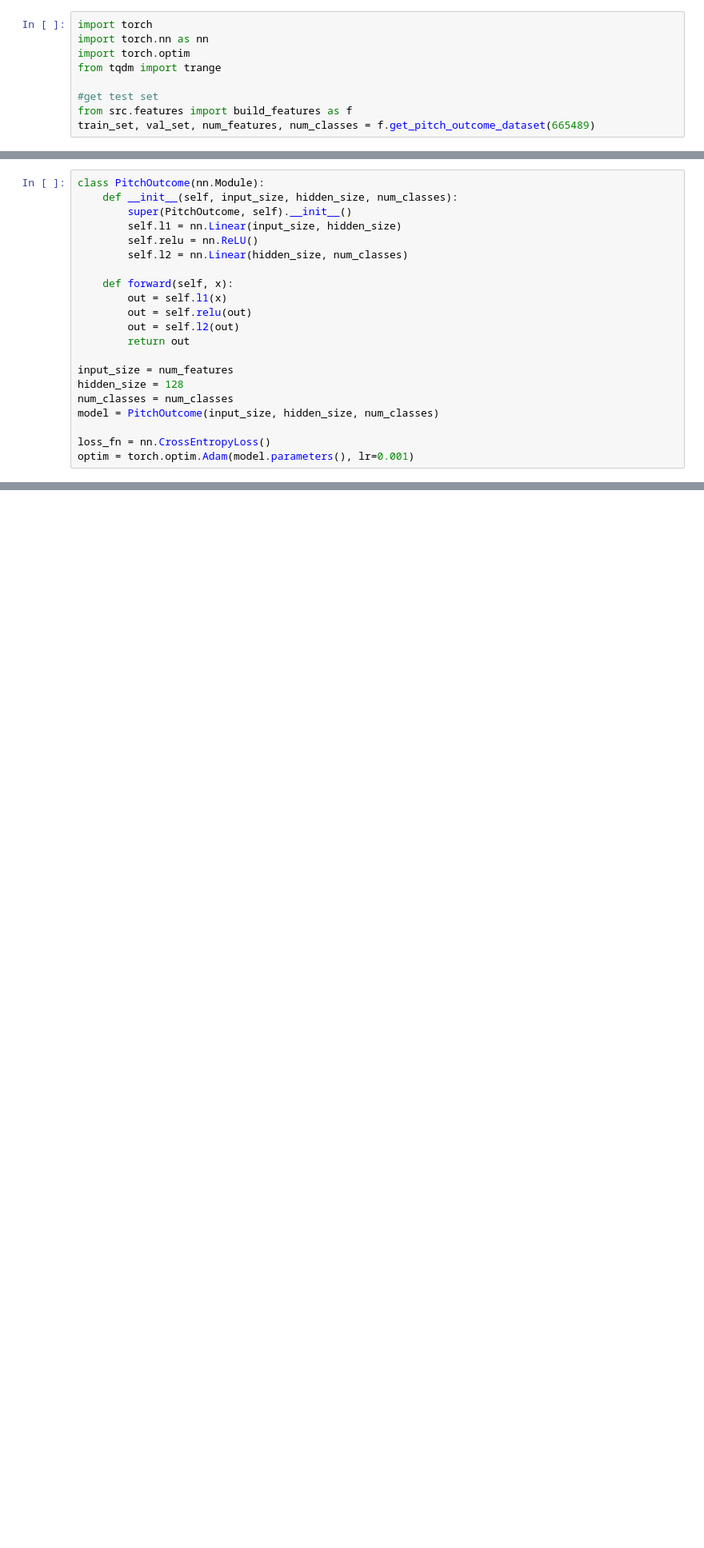
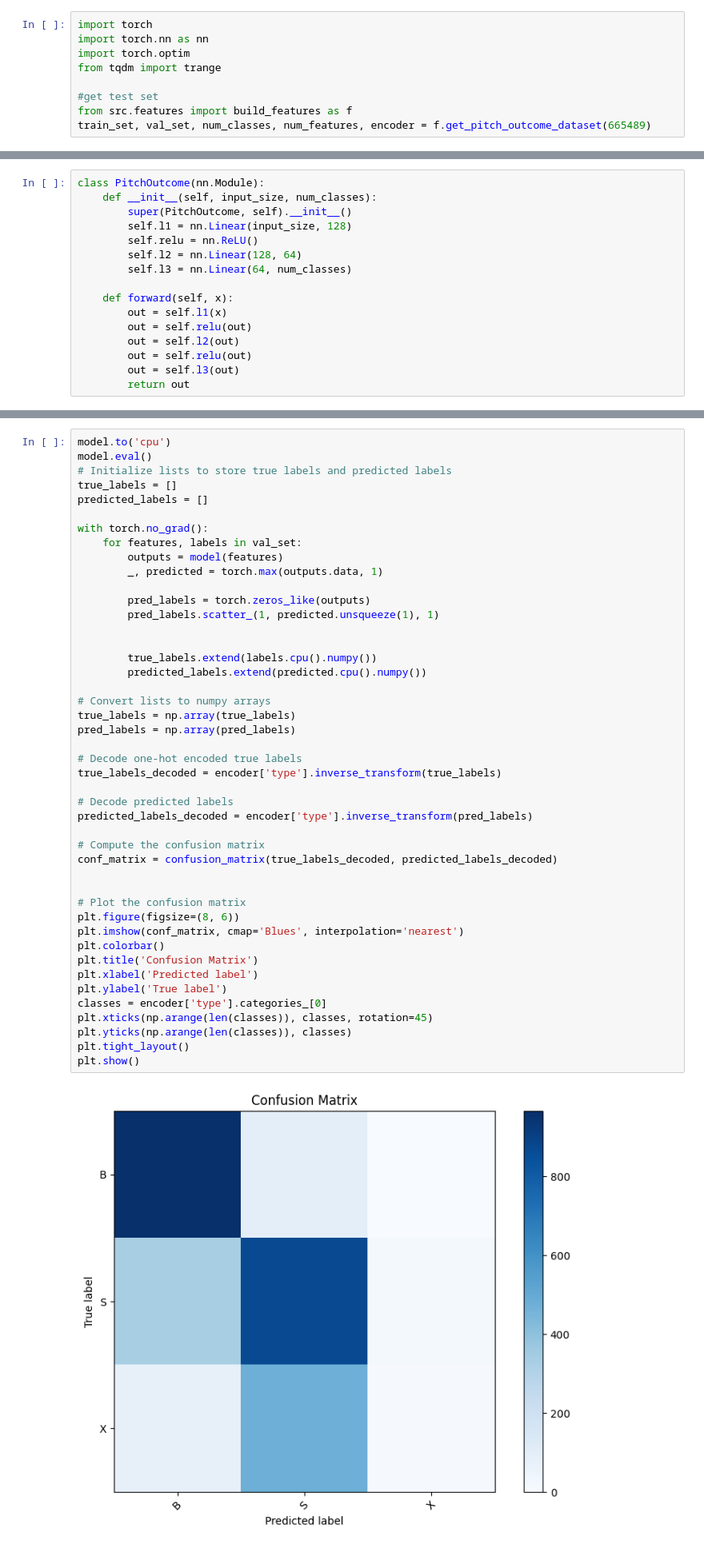
Before and after one commit to reecetec/mlb_simulator, a Jupyter notebook: notebooks/3.0-pitch-outcome.ipynb, the cells around one changed output, grey strips where cells are left out. Shown: that part at 80% size. Drawn from its saved outputs; the diff is of its cells as text; blank space fills up the shorter version.

```diff
--- a/notebooks/3.0-pitch-outcome.ipynb
+++ b/notebooks/3.0-pitch-outcome.ipynb
@@ -21,5 +19,5 @@ from tqdm import trange
 
 #get test set
 from src.features import build_features as f
-train_set, val_set, num_features, num_classes = f.get_pitch_outcome_dataset(665489)
+train_set, val_set, num_classes, num_features, encoder = f.get_pitch_outcome_dataset(665489)
 # %% [output]
@@ -31,22 +26,17 @@ FEATURES NULL OR SOMETHING...
 # %%
 class PitchOutcome(nn.Module):
-    def __init__(self, input_size, hidden_size, num_classes):
+    def __init__(self, input_size, num_classes):
         super(PitchOutcome, self).__init__()
-        self.l1 = nn.Linear(input_size, hidden_size)
+        self.l1 = nn.Linear(input_size, 128)
         self.relu = nn.ReLU()
-        self.l2 = nn.Linear(hidden_size, num_classes)
+        self.l2 = nn.Linear(128, 64)
+        self.l3 = nn.Linear(64, num_classes)
 
     def forward(self, x):
         out = self.l1(x)
         out = self.relu(out)
         out = self.l2(out)
+        out = self.relu(out)
+        out = self.l3(out)
         return out
-
-input_size = num_features
-hidden_size = 128
-num_classes = num_classes
-model = PitchOutcome(input_size, hidden_size, num_classes)
-
-loss_fn = nn.CrossEntropyLoss()
-optim = torch.optim.Adam(model.parameters(), lr=0.001)
 # %%
@@ -342,0 +200,47 @@ NameError: name 'val_accuracies' is not defined
+# %%
+model.to('cpu')
+model.eval()
+# Initialize lists to store true labels and predicted labels
+true_labels = []
+predicted_labels = []
+
+with torch.no_grad():
+    for features, labels in val_set:
+        outputs = model(features)
+        _, predicted = torch.max(outputs.data, 1)
+
+        pred_labels = torch.zeros_like(outputs)
+        pred_labels.scatter_(1, predicted.unsqueeze(1), 1)
+
+
+        true_labels.extend(labels.cpu().numpy())
+        predicted_labels.extend(predicted.cpu().numpy())
+
+# Convert lists to numpy arrays
+true_labels = np.array(true_labels)
+pred_labels = np.array(pred_labels)
+
+# Decode one-hot encoded true labels
+true_labels_decoded = encoder['type'].inverse_transform(true_labels)
+
+# Decode predicted labels
+predicted_labels_decoded = encoder['type'].inverse_transform(pred_labels)
+
+# Compute the confusion matrix
+conf_matrix = confusion_matrix(true_labels_decoded, predicted_labels_decoded)
+
+
+# Plot the confusion matrix
+plt.figure(figsize=(8, 6))
+plt.imshow(conf_matrix, cmap='Blues', interpolation='nearest')
+plt.colorbar()
+plt.title('Confusion Matrix')
+plt.xlabel('Predicted label')
+plt.ylabel('True label')
+classes = encoder['type'].categories_[0]
+plt.xticks(np.arange(len(classes)), classes, rotation=45)
+plt.yticks(np.arange(len(classes)), classes)
+plt.tight_layout()
+plt.show()
+# %% [output]
+[figure, added]
```
Also changed, not shown: parts of 7 cells of this notebook, 3 other files.
